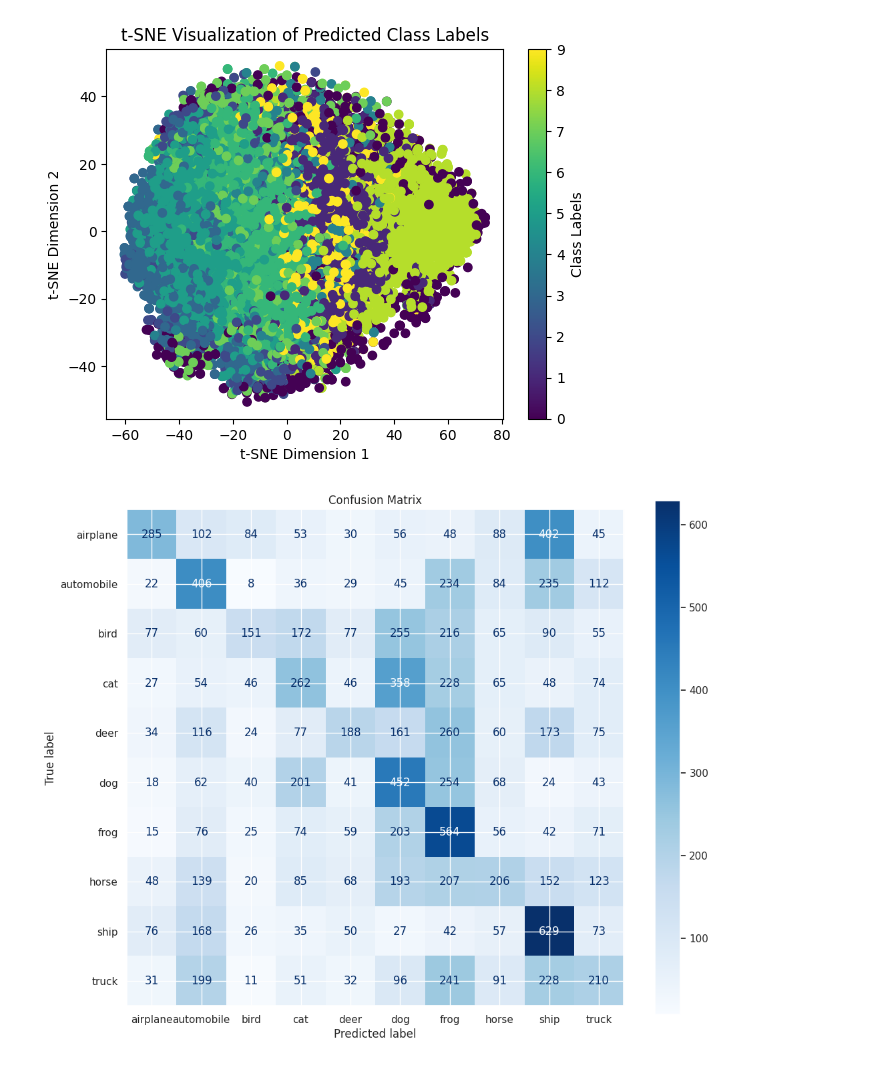
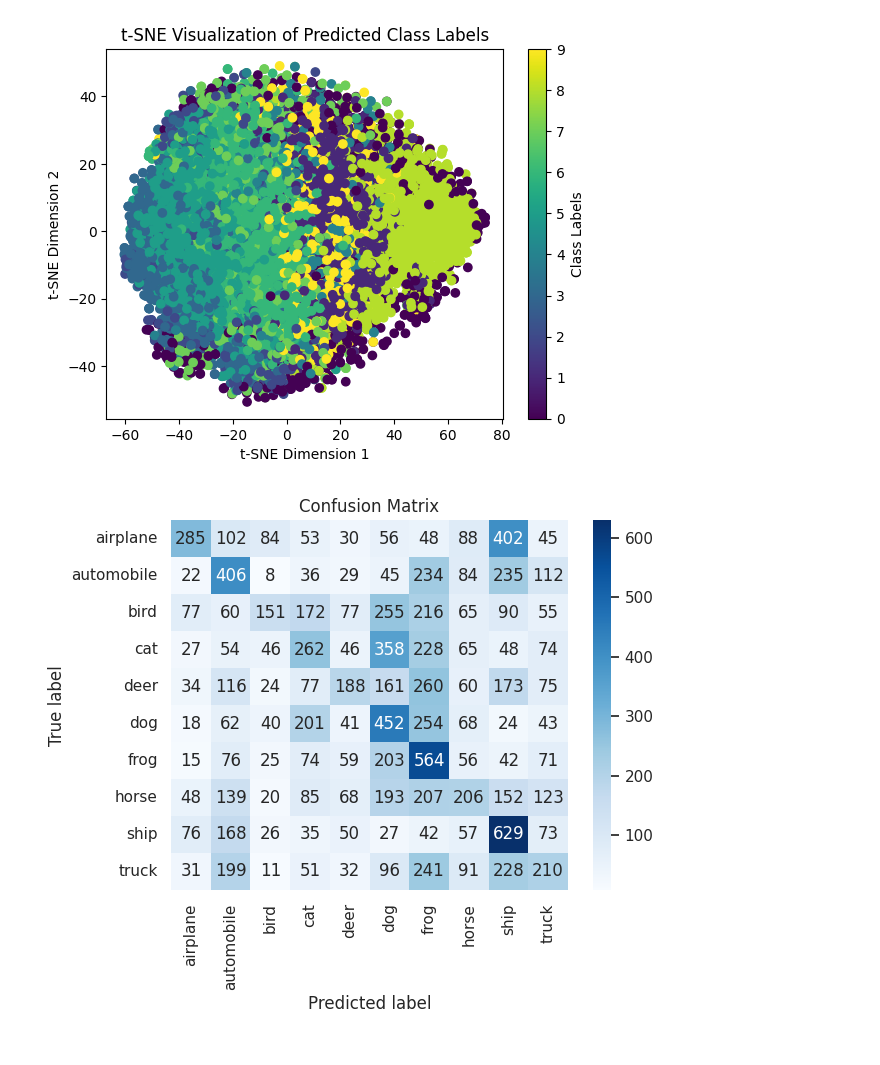
Before and after one commit to Markermav/AI_Project_G22, a Jupyter notebook: GaussianNB_naive_bayes.ipynb, the cells around one changed output. Drawn from its saved outputs; the diff is of its cells as text; code cells hidden in the pictures.

```diff
--- a/GaussianNB_naive_bayes.ipynb
+++ b/GaussianNB_naive_bayes.ipynb
@@ -86,21 +86,21 @@ Accuracy: 0.27941666666666665
 [figure]
 [figure]
 # %%
+from sklearn.metrics import confusion_matrix, ConfusionMatrixDisplay
 import matplotlib.pyplot as plt
 import seaborn as sns
-from sklearn.metrics import confusion_matrix, ConfusionMatrixDisplay
-from sklearn.tree import plot_tree
 
-# Compute the confusion matrix
+# Compute confusion matrix
 cm = confusion_matrix(y_test, y_pred)
 
-# Calculate confusion matrix
-cm = confusion_matrix(y_test, y_pred, labels=[0, 1, 2, 3, 4, 5, 6, 7, 8, 9])
+# Plot confusion matrix
+labels = ["airplane", "automobile", "bird", "cat", "deer", "dog", "frog", "horse", "ship", "truck"]
 
-disp = ConfusionMatrixDisplay(confusion_matrix=cm, display_labels=["airplane", "automobile", "bird", "cat", "deer", "dog", "frog", "horse", "ship", "truck"])
-fig, ax = plt.subplots(figsize=(12, 10))
-disp.plot(cmap='Blues', ax=ax)
-plt.title("Confusion Matrix")
+sns.set(font_scale=1)
+sns.heatmap(cm, annot=True, fmt='d', xticklabels=labels, yticklabels=labels, cmap='Blues')
+plt.xlabel('Predicted label')
+plt.ylabel('True label')
+plt.title('Confusion Matrix')
 plt.show()
 # %% [output]
-[figure, old version]
+[figure, new version]
```
